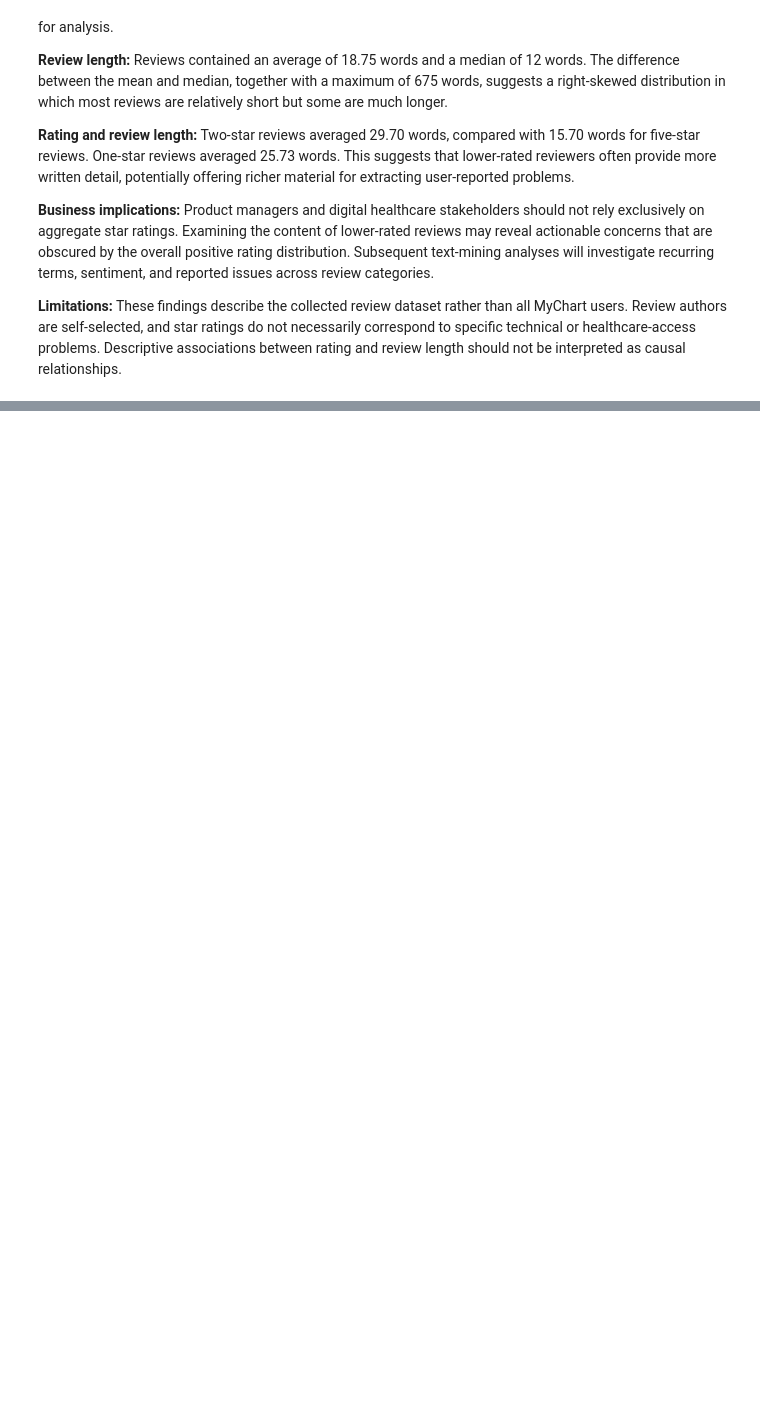
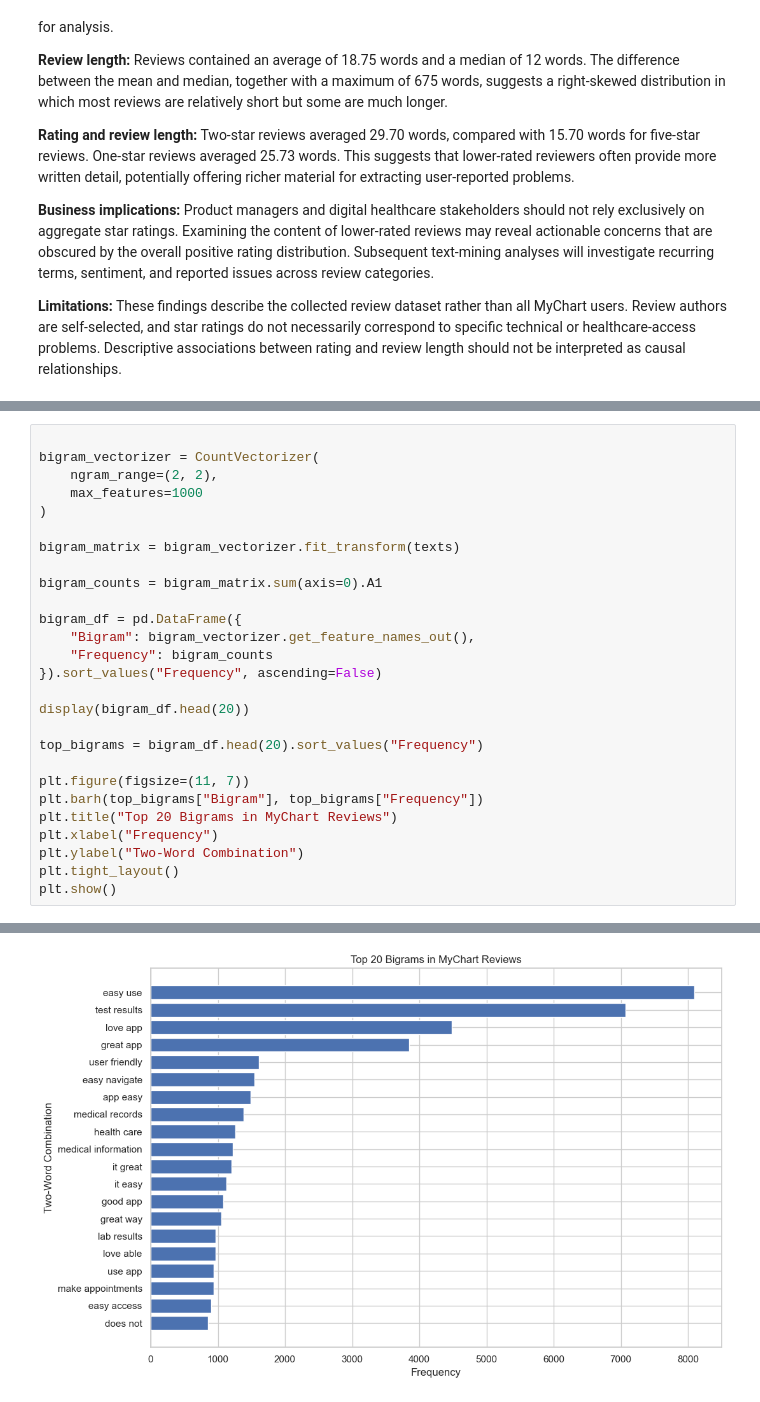
Before and after one commit to sahaiml149/HealthTrust-Watch, a Jupyter notebook: notebooks/ProjectphaseII.ipynb, the cells around one changed output, grey strips where cells are left out. Cells and saved outputs as stored; diff of their text form; blank space fills up the shorter version.

```diff
--- a/notebooks/ProjectphaseII.ipynb
+++ b/notebooks/ProjectphaseII.ipynb
@@ -458,0 +578,28 @@ plt.show()
+# %%
+
+bigram_vectorizer = CountVectorizer(
+    ngram_range=(2, 2),
+    max_features=1000
+)
+
+bigram_matrix = bigram_vectorizer.fit_transform(texts)
+
+bigram_counts = bigram_matrix.sum(axis=0).A1
+
+bigram_df = pd.DataFrame({
+    "Bigram": bigram_vectorizer.get_feature_names_out(),
+    "Frequency": bigram_counts
+}).sort_values("Frequency", ascending=False)
+
+display(bigram_df.head(20))
+
+top_bigrams = bigram_df.head(20).sort_values("Frequency")
+
+plt.figure(figsize=(11, 7))
+plt.barh(top_bigrams["Bigram"], top_bigrams["Frequency"])
+plt.title("Top 20 Bigrams in MyChart Reviews")
+plt.xlabel("Frequency")
+plt.ylabel("Two-Word Combination")
+plt.tight_layout()
+plt.show()
+# %% [output]
@@ -458,0 +623 @@ plt.show()
+[figure, added]
```
Also changed, not shown: parts of 10 cells of this notebook.
